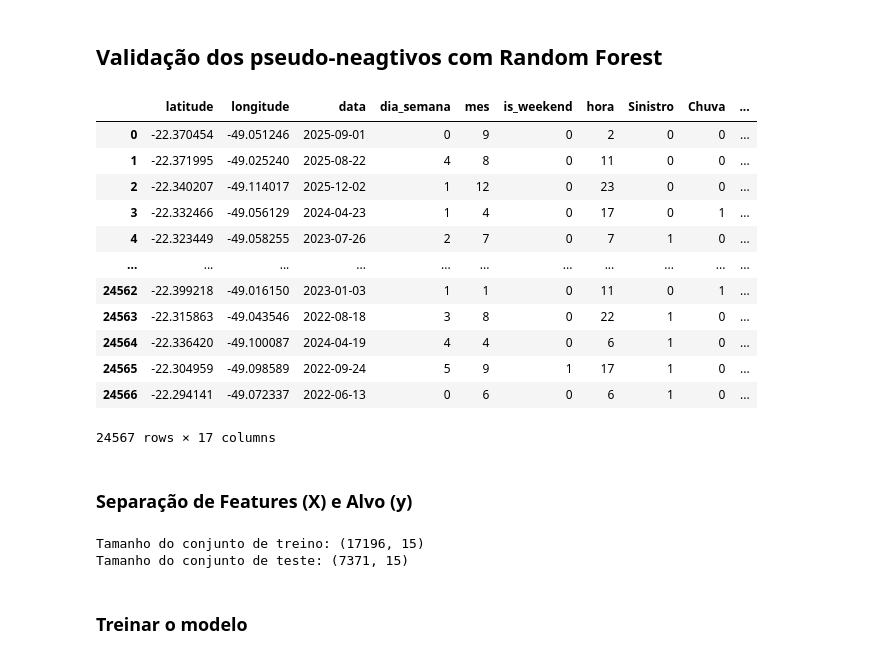
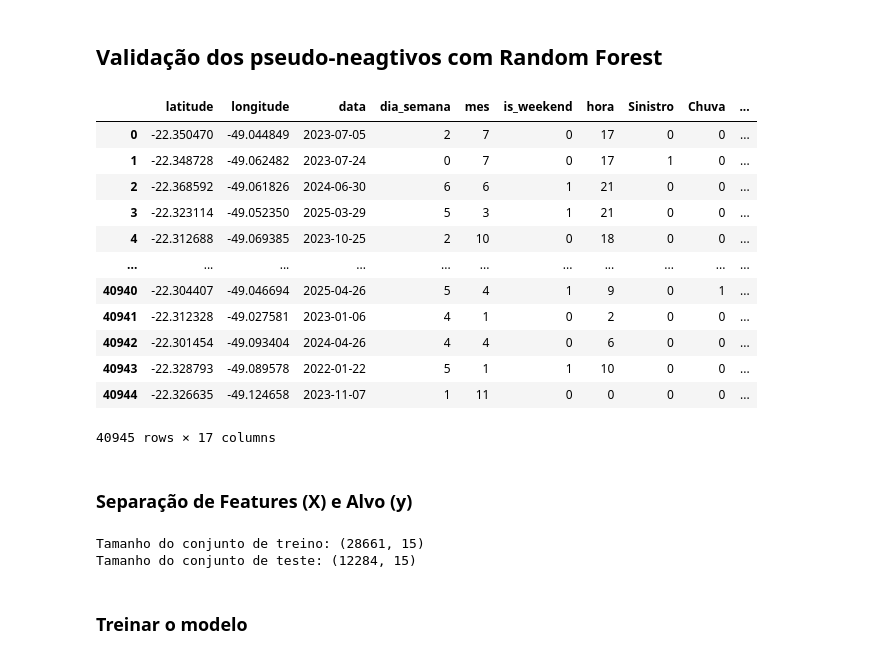
Before and after one commit to PedroSmithhh/TCC, a Jupyter notebook: random_forest.ipynb, the cells around one changed output. Saved outputs shown, nothing was run; the diff lists cells and outputs as text; code cells hidden in the pictures.

```diff
--- a/random_forest.ipynb
+++ b/random_forest.ipynb
@@ -9,22 +9,22 @@ import shap
 import numpy
 import matplotlib.pyplot as plt
 # %%
-df = pd.read_csv('dataset_final_para_modelo.csv', decimal=",")
+df = pd.read_csv('dataset_final_para_modelo_1_4.csv', decimal=",")
 df
 # %% [output]
 |  | latitude | longitude | data | dia_semana | mes | is_weekend | hora | Sinistro | Chuva | ... |
-| 0 | -22.370454 | -49.051246 | 2025-09-01 | 0 | 9 | 0 | 2 | 0 | 0 | ... |
-| 1 | -22.371995 | -49.025240 | 2025-08-22 | 4 | 8 | 0 | 11 | 0 | 0 | ... |
-| 2 | -22.340207 | -49.114017 | 2025-12-02 | 1 | 12 | 0 | 23 | 0 | 0 | ... |
-| 3 | -22.332466 | -49.056129 | 2024-04-23 | 1 | 4 | 0 | 17 | 0 | 1 | ... |
-| 4 | -22.323449 | -49.058255 | 2023-07-26 | 2 | 7 | 0 | 7 | 1 | 0 | ... |
+| 0 | -22.350470 | -49.044849 | 2023-07-05 | 2 | 7 | 0 | 17 | 0 | 0 | ... |
+| 1 | -22.348728 | -49.062482 | 2023-07-24 | 0 | 7 | 0 | 17 | 1 | 0 | ... |
+| 2 | -22.368592 | -49.061826 | 2024-06-30 | 6 | 6 | 1 | 21 | 0 | 0 | ... |
+| 3 | -22.323114 | -49.052350 | 2025-03-29 | 5 | 3 | 1 | 21 | 0 | 0 | ... |
+| 4 | -22.312688 | -49.069385 | 2023-10-25 | 2 | 10 | 0 | 18 | 0 | 0 | ... |
 | ... | ... | ... | ... | ... | ... | ... | ... | ... | ... | ... |
-| 24562 | -22.399218 | -49.016150 | 2023-01-03 | 1 | 1 | 0 | 11 | 0 | 1 | ... |
-| 24563 | -22.315863 | -49.043546 | 2022-08-18 | 3 | 8 | 0 | 22 | 1 | 0 | ... |
-| 24564 | -22.336420 | -49.100087 | 2024-04-19 | 4 | 4 | 0 | 6 | 1 | 0 | ... |
-| 24565 | -22.304959 | -49.098589 | 2022-09-24 | 5 | 9 | 1 | 17 | 1 | 0 | ... |
-| 24566 | -22.294141 | -49.072337 | 2022-06-13 | 0 | 6 | 0 | 6 | 1 | 0 | ... |
+| 40940 | -22.304407 | -49.046694 | 2025-04-26 | 5 | 4 | 1 | 9 | 0 | 1 | ... |
+| 40941 | -22.312328 | -49.027581 | 2023-01-06 | 4 | 1 | 0 | 2 | 0 | 0 | ... |
+| 40942 | -22.301454 | -49.093404 | 2024-04-26 | 4 | 4 | 0 | 6 | 0 | 0 | ... |
+| 40943 | -22.328793 | -49.089578 | 2022-01-22 | 5 | 1 | 1 | 10 | 0 | 0 | ... |
+| 40944 | -22.326635 | -49.124658 | 2023-11-07 | 1 | 11 | 0 | 0 | 0 | 0 | ... |
-24567 rows × 17 columns
+40945 rows × 17 columns
 # %% [markdown]
 ### Separação de Features (X) e Alvo (y)
 # %%
@@ -39,8 +39,8 @@ X_train, X_test, y_train, y_test = train_test_split(
 print(f"Tamanho do conjunto de treino: {X_train.shape}")
 print(f"Tamanho do conjunto de teste: {X_test.shape}")
 # %% [output]
-Tamanho do conjunto de treino: (17196, 15)
-Tamanho do conjunto de teste: (7371, 15)
+Tamanho do conjunto de treino: (28661, 15)
+Tamanho do conjunto de teste: (12284, 15)
 # %% [markdown]
 ### Treinar o modelo
 # %%
```
Also changed, not shown: parts of 2 cells of this notebook, 4 other files.
